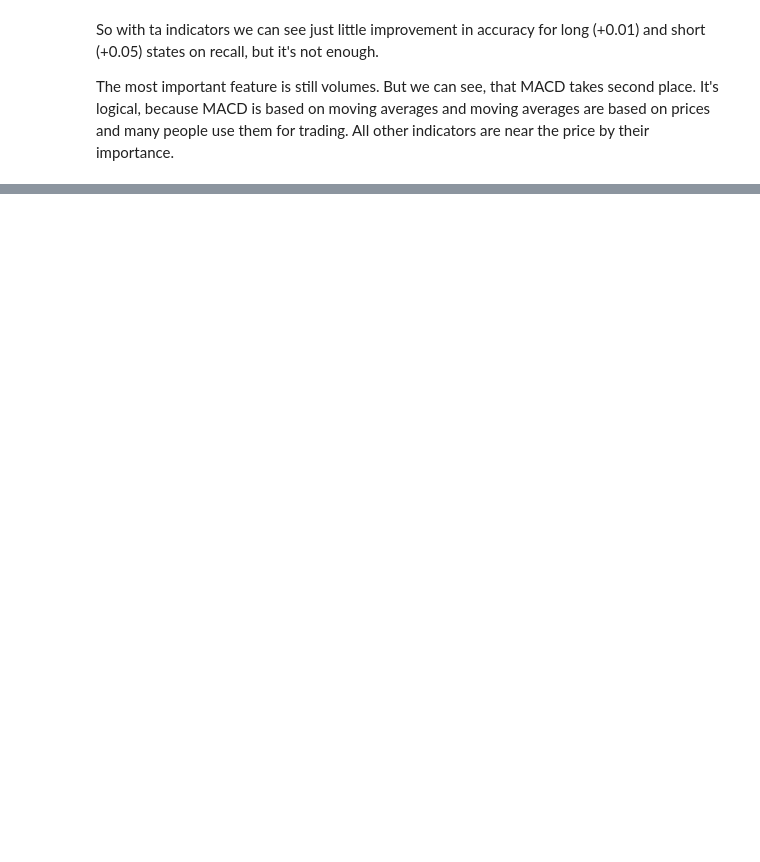
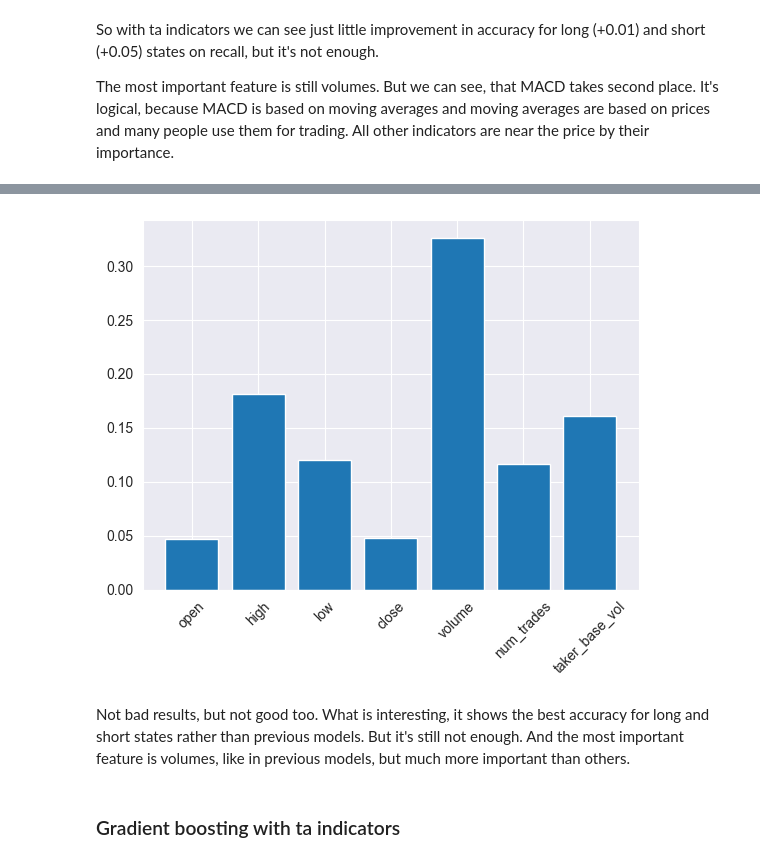
Before and after one commit to IhorRod/TechAnalysis-methods, a Jupyter notebook: notebooks/PZ2.ipynb, the cells around one changed output, grey strips where cells are left out. Drawn from its saved outputs; the diff is of its cells as text; code cells hidden in the pictures; blank space fills up the shorter version.

Commit message:
Add PZ2 more models

```diff
--- a/notebooks/PZ2.ipynb
+++ b/notebooks/PZ2.ipynb
@@ -294,0 +303,11 @@ The most important feature is still volumes. But we can see, that MACD takes sec
+# %%
+# Train logistic regression model
+from sklearn.linear_model import LogisticRegression
+logistic_regression = LogisticRegression(random_state=42)
+logistic_regression.fit(X_train_no_ta, y_class_train)
+
+# Predict test results
+y_pred = logistic_regression.predict(X_test_no_ta)
+
+# Check accuracy
+logistic_regression_no_ta_report = classification_report_full(y_class_test, y_pred, class_labels)
@@ -294,0 +331,10 @@ The most important feature is still volumes. But we can see, that MACD takes sec
+# %%
+# Train logistic regression model with ta indicators
+logistic_regression_ta = LogisticRegression(random_state=42)
+logistic_regression_ta.fit(X_train_full, y_class_train)
+
+# Predict test results
+y_pred = logistic_regression_ta.predict(X_test_full)
+
+# Check accuracy
+logistic_regression_ta_report = classification_report_full(y_class_test, y_pred, class_labels)
@@ -294,0 +440,11 @@ The most important feature is still volumes. But we can see, that MACD takes sec
+# %%
+# Train gradient boosting model
+from sklearn.ensemble import GradientBoostingClassifier
+gb_classifier = GradientBoostingClassifier(random_state=42)
+gb_classifier.fit(X_train_no_ta, y_class_train)
+
+# Predict test results
+y_pred = gb_classifier.predict(X_test_no_ta)
+
+# Check accuracy
+gb_no_ta_report = classification_report_full(y_class_test, y_pred, class_labels)
@@ -294,0 +464,12 @@ The most important feature is still volumes. But we can see, that MACD takes sec
+# %%
+# Check feature importances
+importances = gb_classifier.feature_importances_
+plt.bar(X_dataset.columns[:len(importances)], importances)
+plt.xticks(rotation=45)
+plt.show()
+# %% [output]
+[figure, added]
+# %% [markdown]
+Not bad results, but not good too. What is interesting, it shows the best accuracy for long and short states rather than previous models. But it's still not enough. And the most important feature is volumes, like in previous models, but much more important than others.
+# %% [markdown]
+<h3>Gradient boosting with ta indicators</h3>
```
Also changed, not shown: parts of 25 cells of this notebook.
